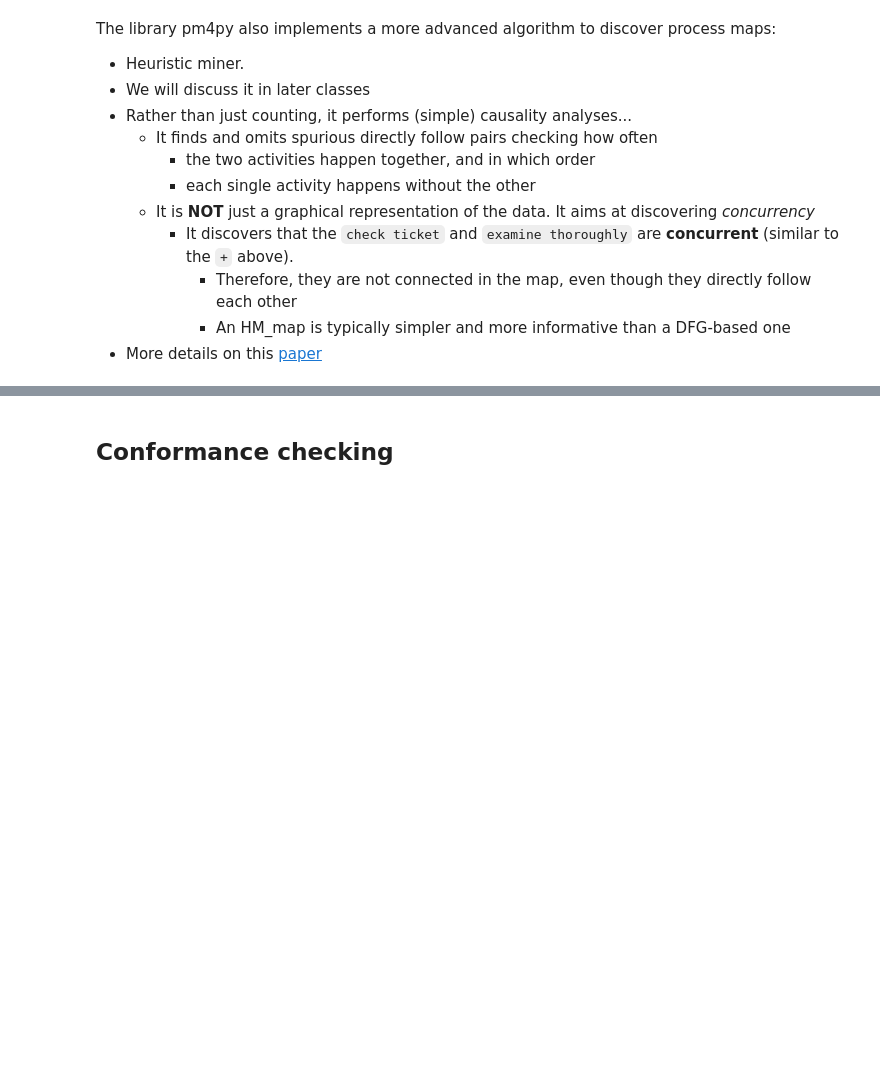
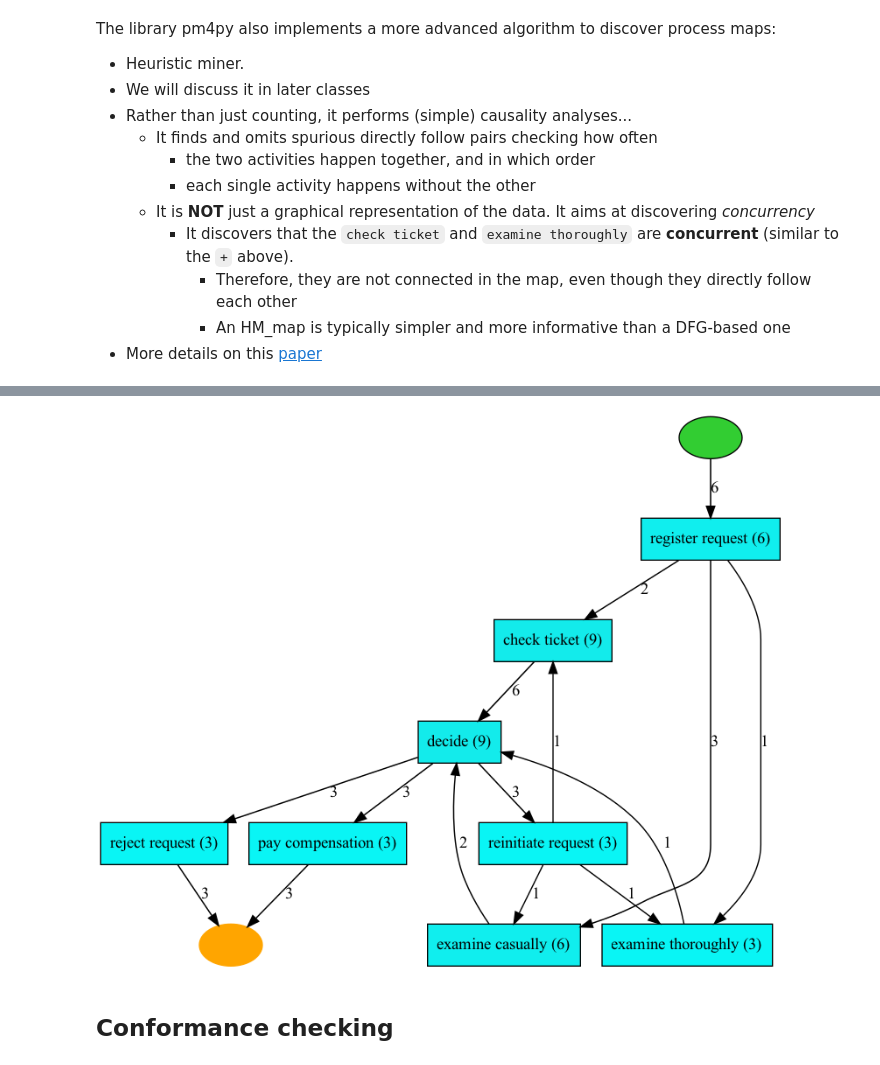
Before and after one commit to EMbeDS-education/ComputingDataAnalysisModeling20242025, a Jupyter notebook: PDAI/jupyter/jupyterNotebooks/M2PM_03pm4py.ipynb, the cells around one changed output, grey strips where cells are left out. Drawn from its saved outputs; the diff is of its cells as text; code cells hidden in the pictures; blank space fills up the shorter version.

```diff
--- a/PDAI/jupyter/jupyterNotebooks/M2PM_03pm4py.ipynb
+++ b/PDAI/jupyter/jupyterNotebooks/M2PM_03pm4py.ipynb
@@ -762,3 +770,8 @@ pm4py.view_heuristics_net(map)
+# %%
+map = pm4py.discover_heuristics_net(event_log,dependency_threshold = 0.5)
+pm4py.view_heuristics_net(map)
+# %% [output]
+[figure, added]
 # %% [markdown]
 ## Conformance checking
 # %% [markdown]
```
Also changed, not shown: parts of 19 cells of this notebook, 4 other files.
